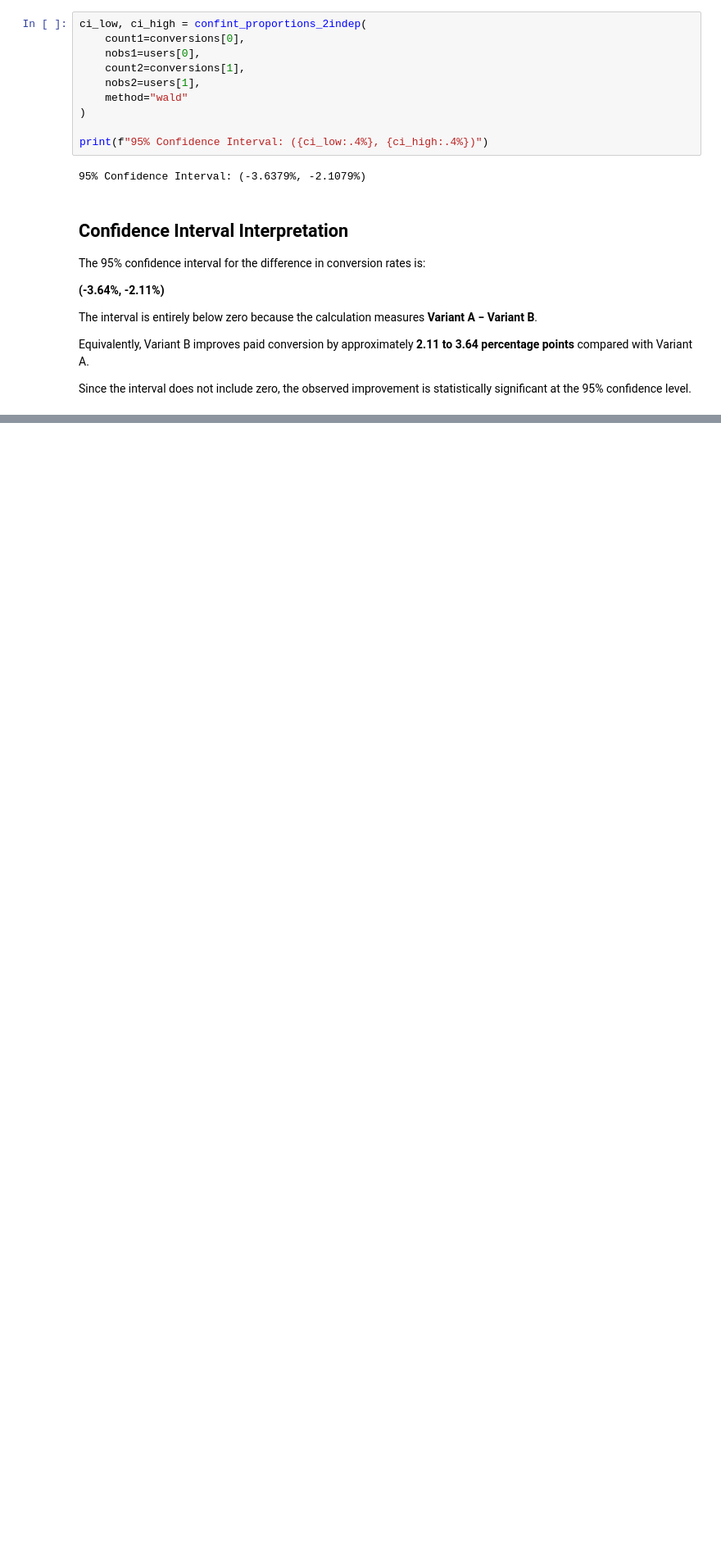
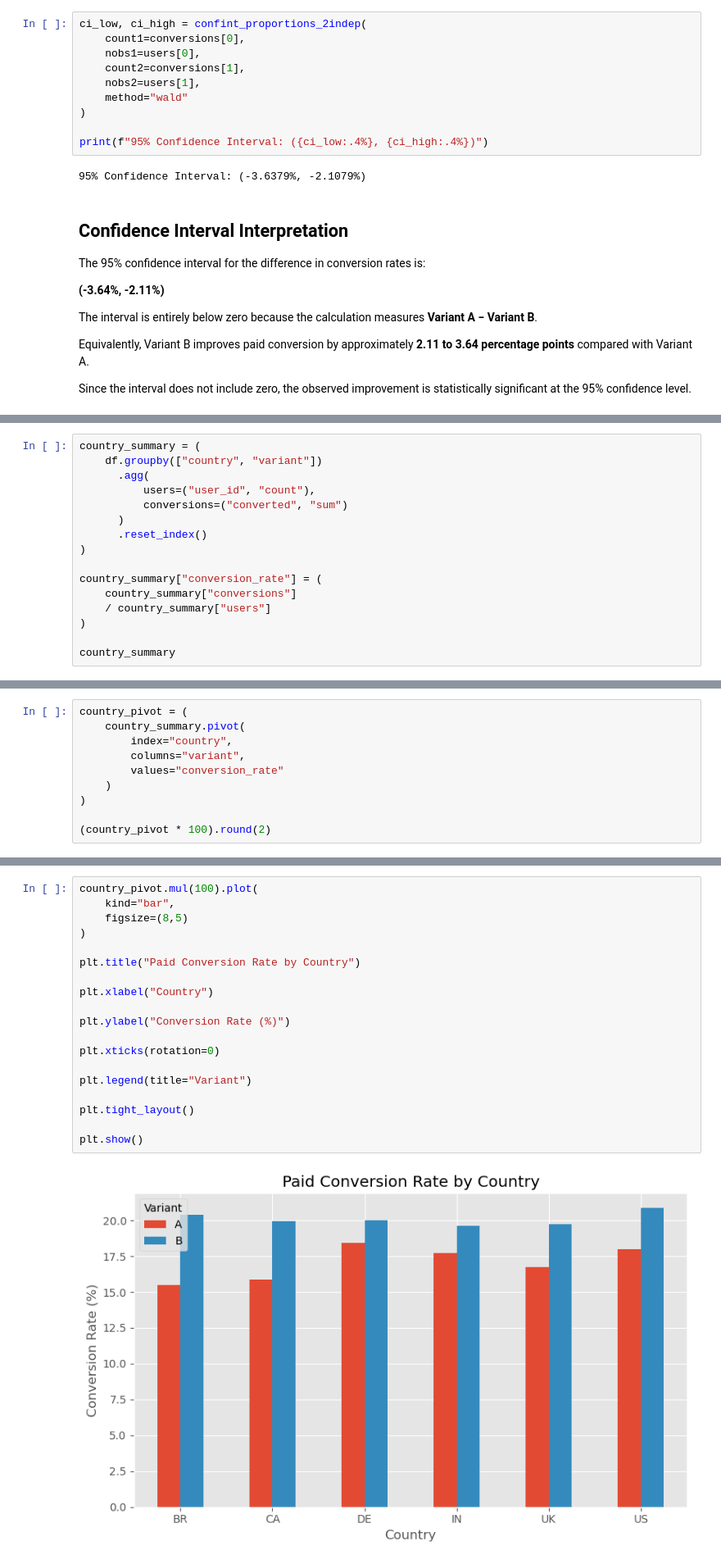
Before and after one commit to naveenraj493/subscription-product-analytics, a Jupyter notebook: statistics/ab_test.ipynb, the cells around one changed output, grey strips where cells are left out. Shown at 82% size. Drawn from its saved outputs; the diff is of its cells as text; blank space fills up the shorter version.

```diff
--- a/statistics/ab_test.ipynb
+++ b/statistics/ab_test.ipynb
@@ -290,0 +468,16 @@ This analysis evaluates whether the improvement is consistent across devices.
+# %%
+country_summary = (
+    df.groupby(["country", "variant"])
+      .agg(
+          users=("user_id", "count"),
+          conversions=("converted", "sum")
+      )
+      .reset_index()
+)
+
+country_summary["conversion_rate"] = (
+    country_summary["conversions"]
+    / country_summary["users"]
+)
+
+country_summary
@@ -290,0 +498,10 @@ This analysis evaluates whether the improvement is consistent across devices.
+# %%
+country_pivot = (
+    country_summary.pivot(
+        index="country",
+        columns="variant",
+        values="conversion_rate"
+    )
+)
+
+(country_pivot * 100).round(2)
@@ -290,0 +517,21 @@ This analysis evaluates whether the improvement is consistent across devices.
+# %%
+country_pivot.mul(100).plot(
+    kind="bar",
+    figsize=(8,5)
+)
+
+plt.title("Paid Conversion Rate by Country")
+
+plt.xlabel("Country")
+
+plt.ylabel("Conversion Rate (%)")
+
+plt.xticks(rotation=0)
+
+plt.legend(title="Variant")
+
+plt.tight_layout()
+
+plt.show()
+# %% [output]
+[figure, added]
```
Also changed, not shown: parts of 23 cells of this notebook, 5 other files.
